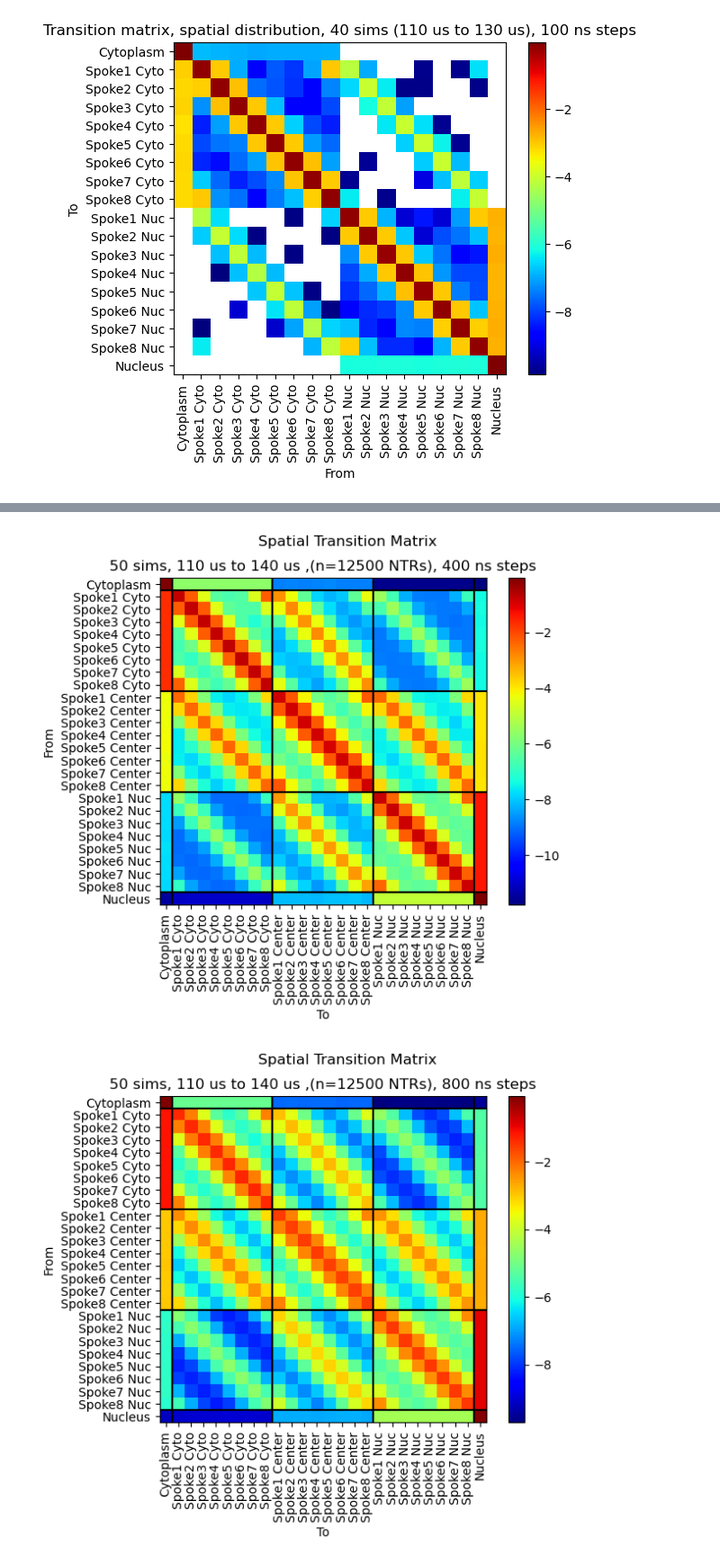
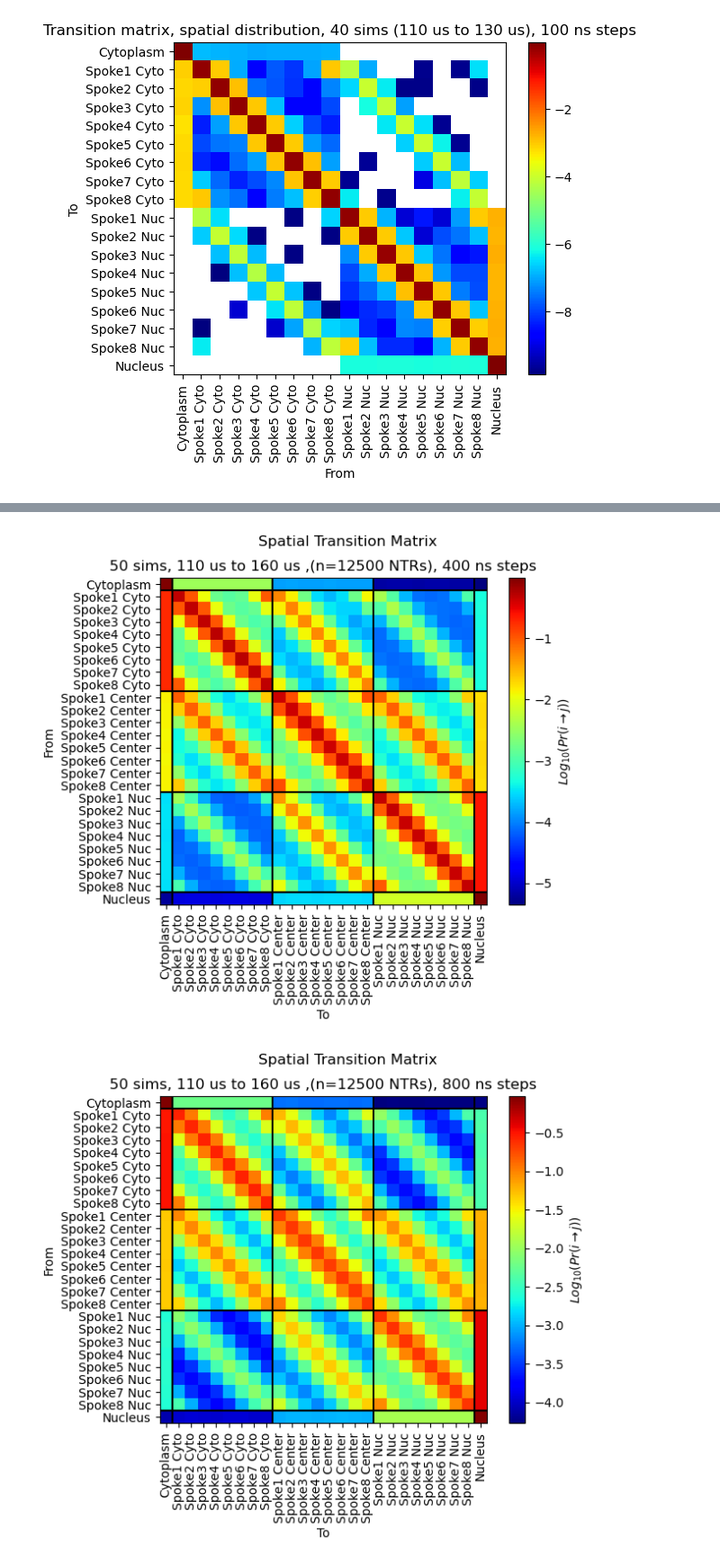
Before and after one commit to ravehlab/iMSM, a Jupyter notebook: spatial_markov_chain.ipynb, the cells around one changed output, grey strips where cells are left out. Shown at 90% size. Cells and saved outputs as stored; diff of their text form; code cells hidden in the pictures.

```diff
--- a/spatial_markov_chain.ipynb
+++ b/spatial_markov_chain.ipynb
@@ -174,6 +176,34 @@ def calc_radialized_transition_matrix(categorized_trajectories, categorization_v
     return transition_matrix
 
 
+def infinitesimal_generator(P, dt=1.0):
+    """
+    Estimate the infinitesimal generator matrix Q from transition matrix P
+    Implementation similar to: https://transitionmatrix.readthedocs.io/en/latest/_modules/transitionMatrix/model.html#TransitionMatrix.generator
+    Units of Q are rate, i.e. 1/time.
+    expm(Q * dt) will result in P.
+
+    Examples:
+    If the units of P are transition probablities per 100ns,
+    then the units of Q will be the transition rate 1 / (100ns * dt).
+
+
+    Parameters:
+    P : numpy.ndarray
+        Transition matrix
+    dt : float, optional
+        The time scale parameter.
+
+    Returns:
+    numpy.ndarray
+        Infinitesimal generator matrix Q.
+    """
+    return sp.linalg.logm(P) / dt
+
+def transition_from_generator(Q, dt=1.0):
+    return sp.linalg.expm(Q * dt)
+
+
 def visualize_transition_matrix(transition_matrix, ticks_list, title, vlines=None, hlines=None):
     plt.imshow(transition_matrix, cmap='jet', interpolation='nearest')
     # Set ticks
@@ -187,13 +217,14 @@ def visualize_transition_matrix(transition_matrix, ticks_list, title, vlines=Non
     plt.ylabel("From")
     plt.suptitle("Spatial Transition Matrix")
     plt.title(title)
-
-    plt.colorbar()
+    # add colorbar
+    cbar = plt.colorbar()
+    cbar.set_label(r'$Log_{10} (Pr[i \to j])$')
     plt.show()
 # %%
 # Load data
 
-with open(f"data/merged/110-140.pickle", "rb") as f:
+with open(f"data/merged/110-160.pickle", "rb") as f:
     trajectories = pickle.load(f)
 
 # with open("data/spatial_markov_chain_data.pickle", "rb") as f:
@@ -234,7 +265,7 @@ transition_matrix3 = calc_radialized_transition_matrix(categorized_trajectories3
 ticks_list = ["Cytoplasm", "Spoke1 Cyto", "Spoke2 Cyto", "Spoke3 Cyto","Spoke4 Cyto","Spoke5 Cyto","Spoke6 Cyto","Spoke7 Cyto","Spoke8 Cyto", "Spoke1 Center", "Spoke2 Center", "Spoke3 Center","Spoke4 Center","Spoke5 Center","Spoke6 Center","Spoke7 Center","Spoke8 Center","Spoke1 Nuc", "Spoke2 Nuc", "Spoke3 Nuc","Spoke4 Nuc","Spoke5 Nuc","Spoke6 Nuc","Spoke7 Nuc","Spoke8 Nuc", "Nucleus"]
 vlines = [0.5, 8.5, 16.5, 24.5]
 hlines = vlines
-for i in [1, 2, 4, 8, 16, 32, 64, 128]:
-    visualize_transition_matrix(np.log(np.linalg.matrix_power(transition_matrix3, i)), ticks_list, f"50 sims, 110 us to 140 us ,(n={250*50} NTRs), {i*100} ns steps", vlines, hlines)
+for i in [1 , 2, 4, 8, 16, 32, 64, 128]:
+    visualize_transition_matrix(np.log10(np.linalg.matrix_power(transition_matrix3, i)), ticks_list, f"50 sims, 110 us to 160 us ,(n={250*50} NTRs), {i*100} ns steps", vlines, hlines)
     # visualize_transition_matrix(np.log(np.linalg.matrix_power(transition_passed, i)), ticks_list, f"50 sims, 110 us to 140 us ,(n={len(passed)} transported NTRs), {i*100} ns steps", vlines, hlines)
 # %% [output]
@@ -243,2 +274,2 @@ for i in [1, 2, 4, 8, 16, 32, 64, 128]:
-[figure, old version]
+[figure, new version]
-[figure, old version]
+[figure, new version]
```
Also changed, not shown: parts of 6 cells of this notebook, 7 other files.
